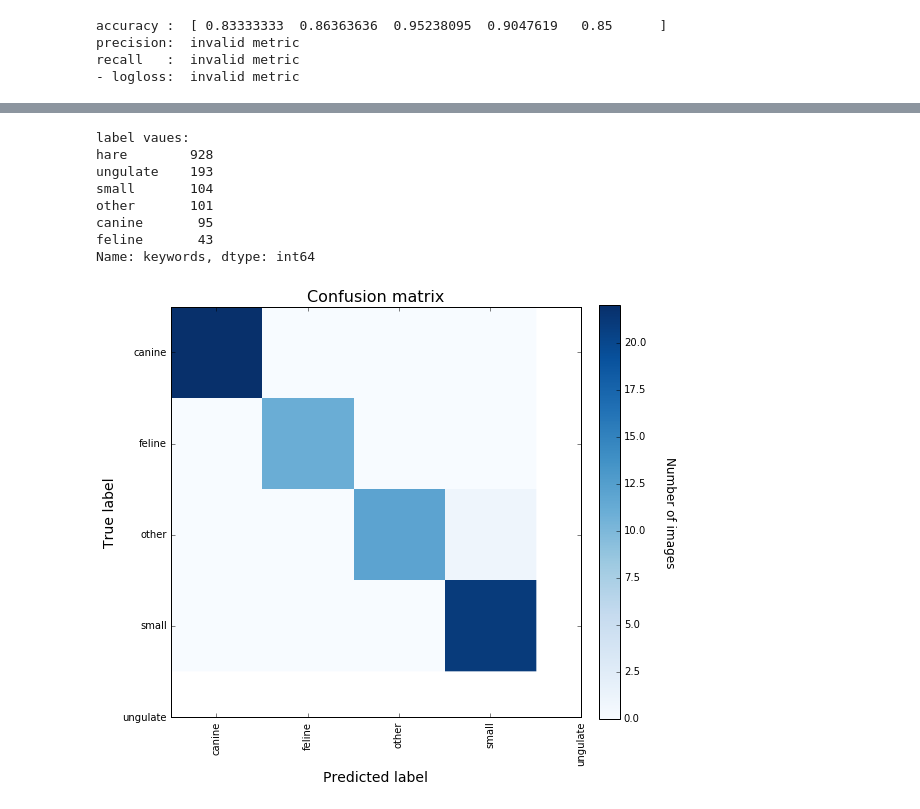
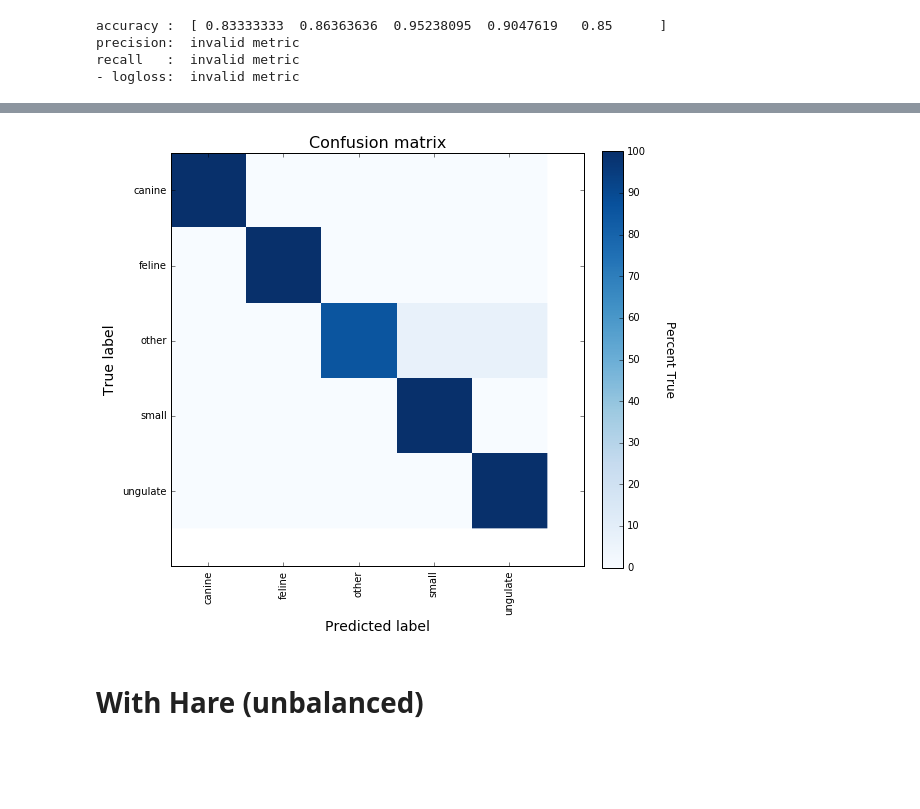
Before and after one commit to coradek/CNW_Wildlife_Identification, a Jupyter notebook: 7_fsm_tensorflow.ipynb, the cells around one changed output, grey strips where cells are left out. Saved outputs shown, nothing was run; the diff lists cells and outputs as text; code cells hidden in the pictures; blank space fills up the shorter version.

```diff
--- a/7_fsm_tensorflow.ipynb
+++ b/7_fsm_tensorflow.ipynb
@@ -192,14 +224,38 @@ temp size:  1464
+# %%
+def plot_matrix(array):
+    cm_array = array
+    true_labels = np.unique(y_test)
+    pred_labels = np.unique(y_pred)
+    plt.imshow(cm_array, interpolation='nearest', cmap=plt.cm.Blues)
+    plt.title("Confusion matrix", fontsize=16)
+    cbar = plt.colorbar(fraction=0.046, pad=0.04)
+    cbar.set_label('Percent True', rotation=270, labelpad=30, fontsize=12)
+    xtick_marks = np.arange(len(true_labels)+1)
+    ytick_marks = np.arange(len(pred_labels)+1)
+    plt.xticks(xtick_marks, true_labels, rotation=90)
+    plt.yticks(ytick_marks,pred_labels)
+    plt.tight_layout()
+    plt.ylabel('True label', fontsize=14)
+    plt.xlabel('Predicted label', fontsize=14)
+    fig_size = plt.rcParams["figure.figsize"]
+    fig_size[0] = 8
+    fig_size[1] = 8
+    plt.rcParams["figure.figsize"] = fig_size
 # %% [markdown]
 # Model fsm2
 # %%
-F = features[(labels != 'hare').values]
-L = labels[labels!='hare']
+def create_SVC_model(F,L):
+    X_train, X_test, y_train, y_test = cross_validation.train_test_split(F,L, test_size=0.2, random_state=80)
 
-X_train, X_test, y_train, y_test = cross_validation.train_test_split(F,L, test_size=0.2, random_state=80)
-
-svm = LinearSVC(C=1.0, loss='squared_hinge', penalty='l2',multi_class='ovr')
-model = svm.fit(X_train, y_train)
-y_pred = model.predict(X_test)
+    svm = LinearSVC(C=1.0, loss='squared_hinge', penalty='l2',multi_class='ovr')
+    model = svm.fit(X_train, y_train)
+    y_pred = model.predict(X_test)
+    return model, X_test, y_test, y_pred
+# %%
+F = features[(labels != 'hare').values]
+L = labels[labels!='hare']
+
+model, X_test, y_test, y_pred = create_SVC_model(F,L)
 # %%
 eval_model(model, X_test, y_test)
 # %% [output]
@@ -229,0 +275,4 @@ def plot_confusion_matrix(y_true,y_pred):
+# %%
+# Manually put labels in order
+alph_val_count = np.array([[22, 11, 14, 21, 40]])
+percent_matrix = confusion_matrix(y_test,y_pred)*100/alph_val_count.T
@@ -230,13 +303,8 @@ def plot_confusion_matrix(y_true,y_pred):
 # %%
-print "label vaues: \n",labels.value_counts()
-plot_confusion_matrix(y_test, y_pred)
+# plot_confusion_matrix(y_test, y_pred)
-# %% [output]
-label vaues:
-hare        928
-ungulate    193
-small       104
-other       101
-canine       95
-feline       43
-Name: keywords, dtype: int64
-[figure, removed]
+# %%
+plot_matrix(percent_matrix)
+# %% [output]
+[figure, added]
+# %% [markdown]
+# With Hare (unbalanced)
```
Also changed, not shown: parts of 13 cells of this notebook, 38 other files.
